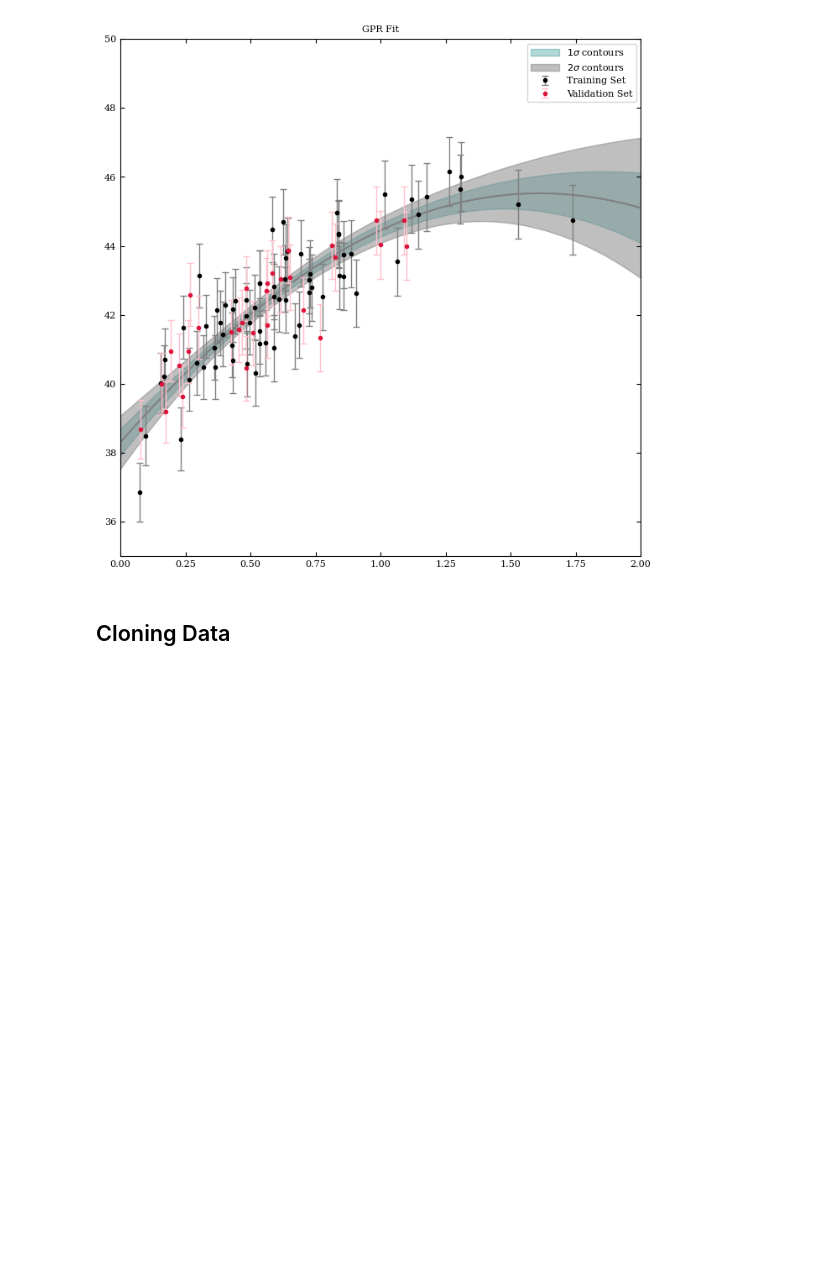
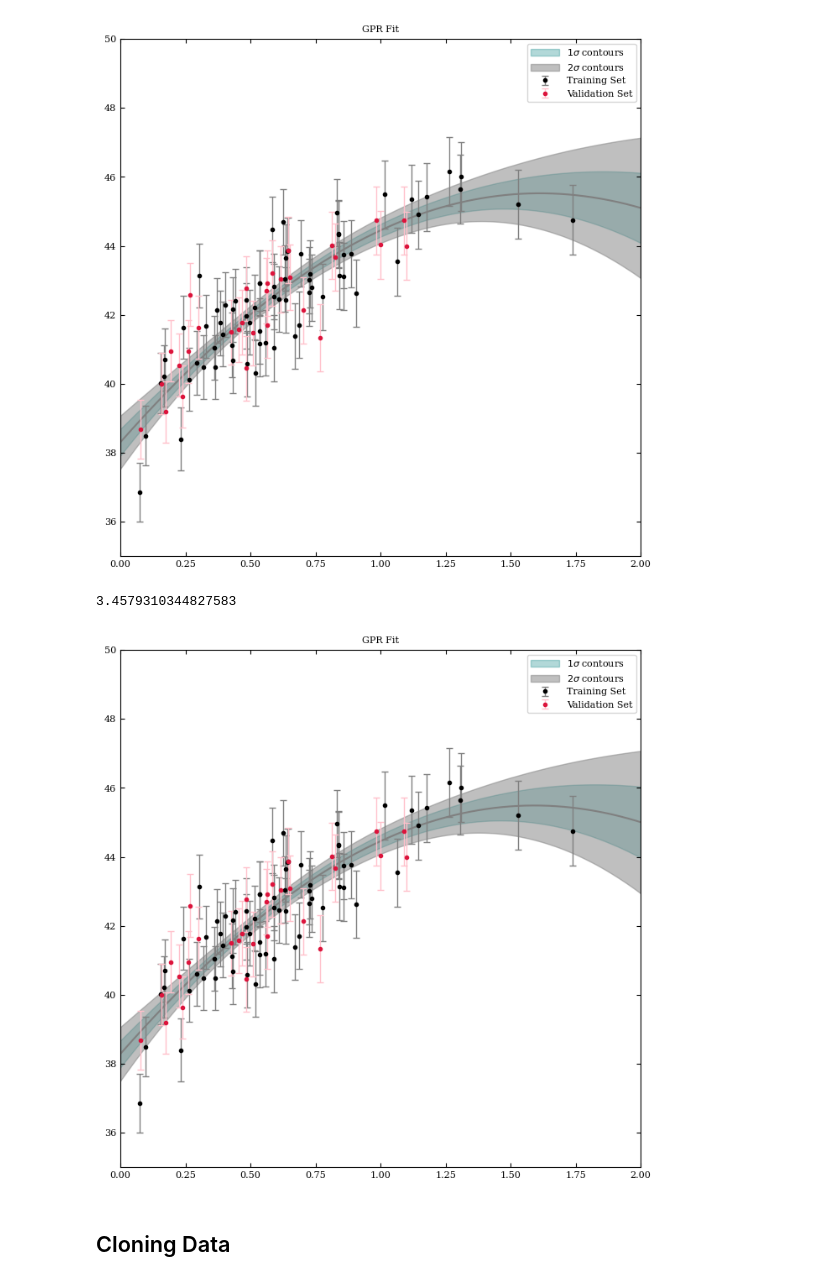
Before and after one commit to matteobosco0203/astrostatistics_bicocca_2026, a Jupyter notebook: working/L17 L18 - SN.ipynb, the cells around one changed output. Drawn from its saved outputs; the diff is of its cells as text; code cells hidden in the pictures; blank space fills up the shorter version.

```diff
--- a/working/L17 L18 - SN.ipynb
+++ b/working/L17 L18 - SN.ipynb
@@ -245,5 +245,48 @@ ax.set_ylim(35,50);
 plt.legend();
 # %% [output]
 [figure]
+# %%
+from sklearn.neighbors import KernelDensity
+from sklearn.model_selection import GridSearchCV
+
+bwrange = np.linspace(0.01,100, 30)
+K = 10
+grid = GridSearchCV(KernelDensity(), {'bandwidth': bwrange}, cv= K)
+grid.fit(X)
+h_opt = grid.best_params_['bandwidth']
+print(h_opt)
+# %% [output]
+3.4579310344827583
+# %%
+kernel = ConstantKernel(1.0, (1e-3, 1e3)) * RBF(h_opt, "fixed")
+gp3 = GaussianProcessRegressor(kernel=kernel,
+                               alpha=(dytrain)**2,
+                               random_state=0)
+gp3.fit(Xtrain, ytrain)
+Xv=np.sort(X)
+x=np.linspace(0,2,1000)
+x=x[:, np.newaxis]
+f3, f3_err = gp3.predict(x,
+                         return_std=True)
+
+fig=plt.figure(figsize=[8,8])
+ax = fig.add_subplot(111)
+x=x[:,0]
+
+ax.plot(x, f3, color='gray')
+ax.fill_between(x, f3 - f3_err, f3 + f3_err,
+                color='teal', alpha=0.3, label=r'$1\sigma$'+' contours')
+ax.fill_between(x, f3 - 2 * f3_err, f3 + 2 * f3_err,
+                color='gray', alpha=0.5, label=r'$2\sigma$'+' contours')
+
+ax.errorbar(Xtrain, ytrain, dytrain, fmt='.', ecolor='gray',color='k',lw=1,label='Training Set')
+ax.errorbar(Xcv, ycv, dycv, fmt='.', ecolor='pink',color='crimson',lw=1,label='Validation Set')
+ax.set_title('GPR Fit')
+ax.set_xlim(0,2)
+ax.set_ylim(35,50);
+
+plt.legend();
+# %% [output]
+[figure, added]
 # %% [markdown]
 ## Cloning Data
```
Also changed, not shown: parts of 20 cells of this notebook.
